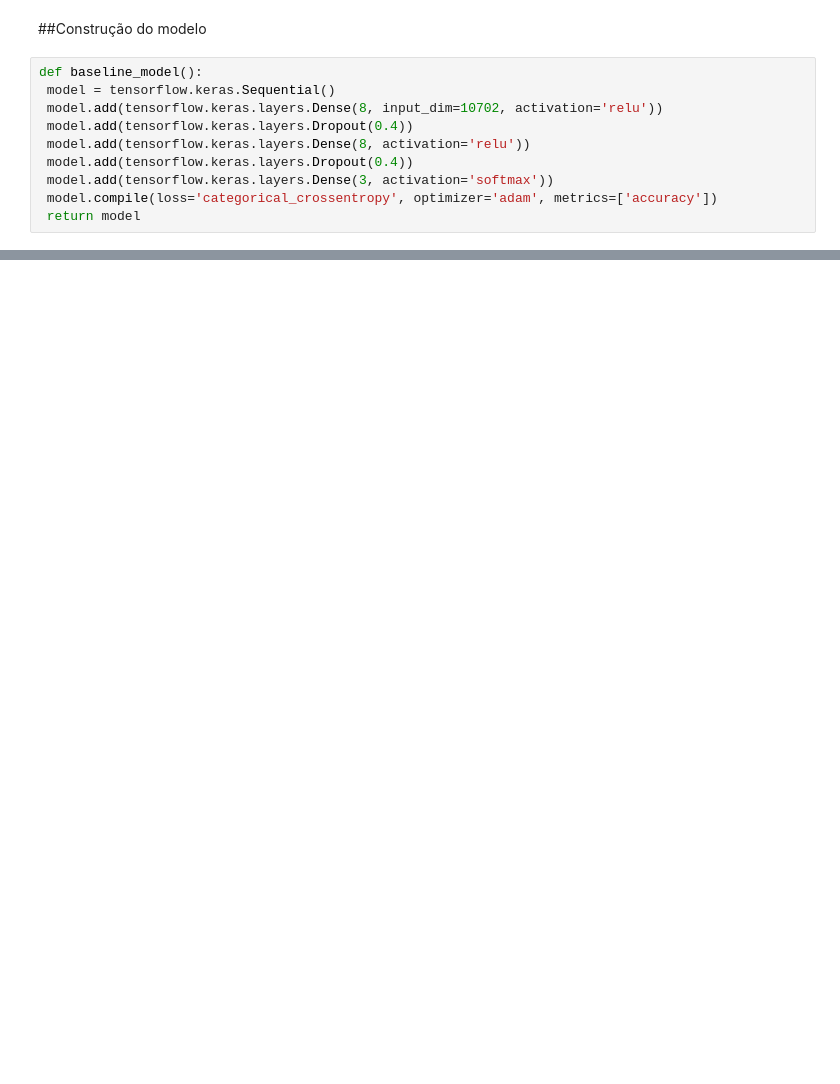
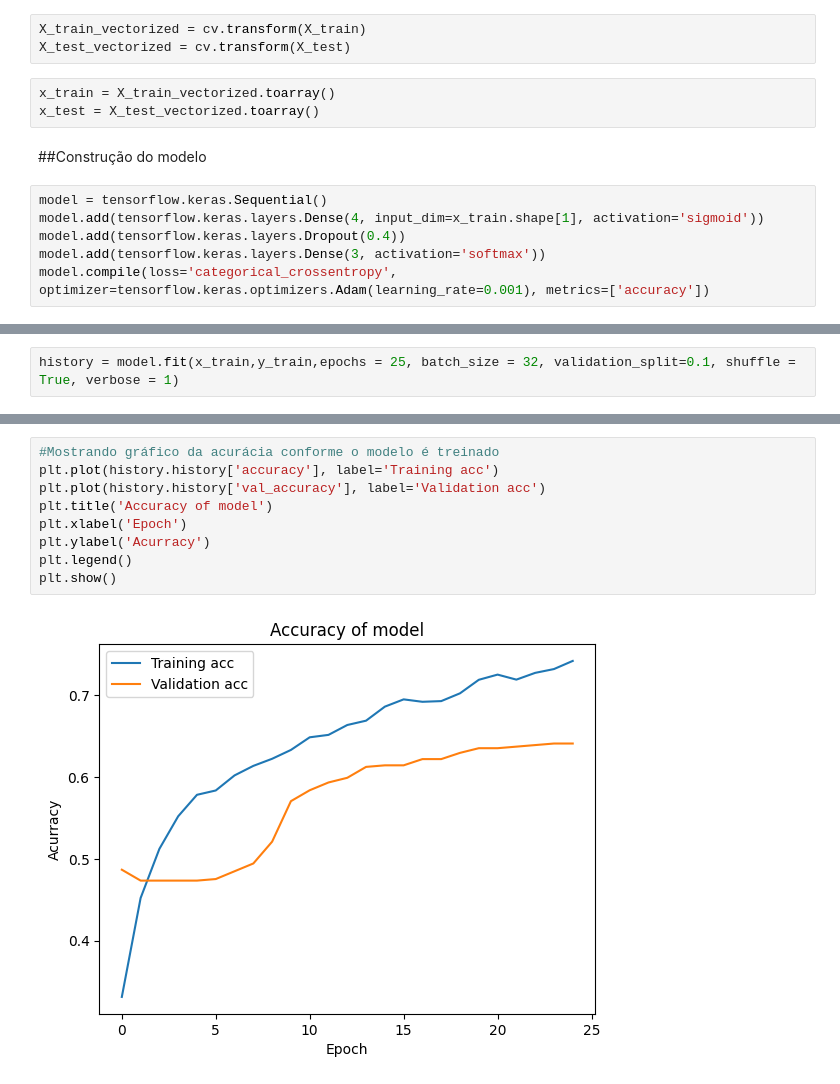
Before and after one commit to gardeniaestevam/time6-mandacaru.dev, a Jupyter notebook: Rede_Neural_Sequencial.ipynb, the cells around one changed output, grey strips where cells are left out. Cells and saved outputs as stored; diff of their text form; blank space fills up the shorter version.

```diff
--- a/Rede_Neural_Sequencial.ipynb
+++ b/Rede_Neural_Sequencial.ipynb
@@ -77,12 +94,14 @@ x = X.toarray()
+# %%
+X_train_vectorized = cv.transform(X_train)
+X_test_vectorized = cv.transform(X_test)
+# %%
+x_train = X_train_vectorized.toarray()
+x_test = X_test_vectorized.toarray()
 # %% [markdown]
 ##Construção do modelo
 # %%
-def baseline_model():
- model = tensorflow.keras.Sequential()
- model.add(tensorflow.keras.layers.Dense(8, input_dim=10702, activation='relu'))
- model.add(tensorflow.keras.layers.Dropout(0.4))
- model.add(tensorflow.keras.layers.Dense(8, activation='relu'))
- model.add(tensorflow.keras.layers.Dropout(0.4))
- model.add(tensorflow.keras.layers.Dense(3, activation='softmax'))
- model.compile(loss='categorical_crossentropy', optimizer='adam', metrics=['accuracy'])
- return model
+model = tensorflow.keras.Sequential()
+model.add(tensorflow.keras.layers.Dense(4, input_dim=x_train.shape[1], activation='sigmoid'))
+model.add(tensorflow.keras.layers.Dropout(0.4))
+model.add(tensorflow.keras.layers.Dense(3, activation='softmax'))
+model.compile(loss='categorical_crossentropy', optimizer=tensorflow.keras.optimizers.Adam(learning_rate=0.001), metrics=['accuracy'])
@@ -98,0 +110,2 @@ Baseline: 63.35% (1.88%)
+# %%
+history = model.fit(x_train,y_train,epochs = 25, batch_size = 32, validation_split=0.1, shuffle = True, verbose = 1)
@@ -98,0 +130,11 @@ Baseline: 63.35% (1.88%)
+# %%
+#Mostrando gráfico da acurácia conforme o modelo é treinado
+plt.plot(history.history['accuracy'], label='Training acc')
+plt.plot(history.history['val_accuracy'], label='Validation acc')
+plt.title('Accuracy of model')
+plt.xlabel('Epoch')
+plt.ylabel('Acurracy')
+plt.legend()
+plt.show()
+# %% [output]
+[figure, added]
```
Also changed, not shown: parts of 24 cells of this notebook.
